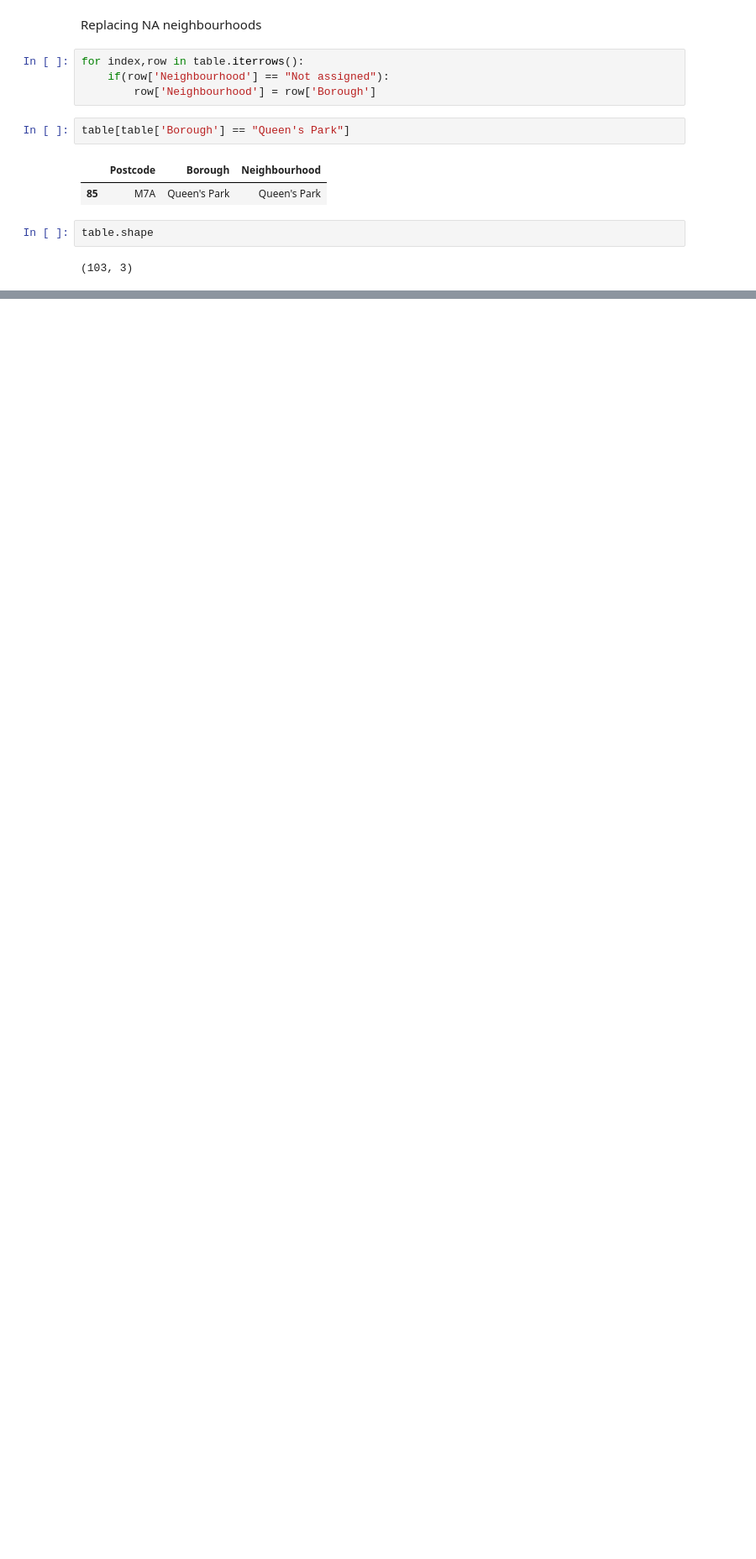
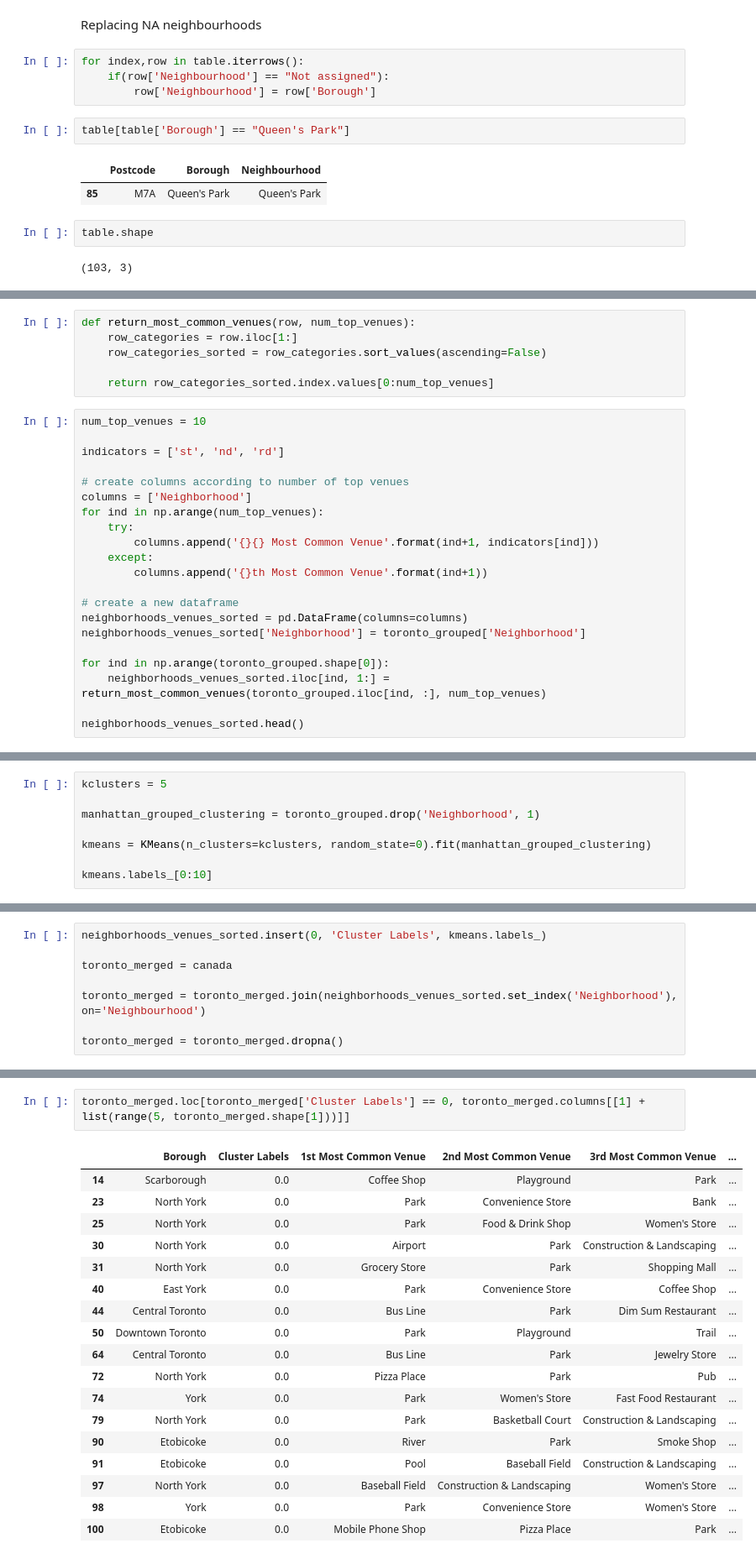
Before and after one commit to phenomenon98/coursera_capstone, a Jupyter notebook: coursera_capstone.ipynb, the cells around one changed output, grey strips where cells are left out. Shown at 84% size. Drawn from its saved outputs; the diff is of its cells as text; blank space fills up the shorter version.

```diff
--- a/coursera_capstone.ipynb
+++ b/coursera_capstone.ipynb
@@ -92,0 +309,27 @@ table.shape
+# %%
+def return_most_common_venues(row, num_top_venues):
+    row_categories = row.iloc[1:]
+    row_categories_sorted = row_categories.sort_values(ascending=False)
+
+    return row_categories_sorted.index.values[0:num_top_venues]
+# %%
+num_top_venues = 10
+
+indicators = ['st', 'nd', 'rd']
+
+# create columns according to number of top venues
+columns = ['Neighborhood']
+for ind in np.arange(num_top_venues):
+    try:
+        columns.append('{}{} Most Common Venue'.format(ind+1, indicators[ind]))
+    except:
+        columns.append('{}th Most Common Venue'.format(ind+1))
+
+# create a new dataframe
+neighborhoods_venues_sorted = pd.DataFrame(columns=columns)
+neighborhoods_venues_sorted['Neighborhood'] = toronto_grouped['Neighborhood']
+
+for ind in np.arange(toronto_grouped.shape[0]):
+    neighborhoods_venues_sorted.iloc[ind, 1:] = return_most_common_venues(toronto_grouped.iloc[ind, :], num_top_venues)
+
+neighborhoods_venues_sorted.head()
@@ -92,0 +345,8 @@ table.shape
+# %%
+kclusters = 5
+
+manhattan_grouped_clustering = toronto_grouped.drop('Neighborhood', 1)
+
+kmeans = KMeans(n_clusters=kclusters, random_state=0).fit(manhattan_grouped_clustering)
+
+kmeans.labels_[0:10]
@@ -92,0 +355,8 @@ table.shape
+# %%
+neighborhoods_venues_sorted.insert(0, 'Cluster Labels', kmeans.labels_)
+
+toronto_merged = canada
+
+toronto_merged = toronto_merged.join(neighborhoods_venues_sorted.set_index('Neighborhood'), on='Neighbourhood')
+
+toronto_merged = toronto_merged.dropna()
@@ -92,0 +388,21 @@ table.shape
+# %%
+toronto_merged.loc[toronto_merged['Cluster Labels'] == 0, toronto_merged.columns[[1] + list(range(5, toronto_merged.shape[1]))]]
+# %% [output]
+|  | Borough | Cluster Labels | 1st Most Common Venue | 2nd Most Common Venue | 3rd Most Common Venue | ... |
+| 14 | Scarborough | 0.0 | Coffee Shop | Playground | Park | ... |
+| 23 | North York | 0.0 | Park | Convenience Store | Bank | ... |
+| 25 | North York | 0.0 | Park | Food & Drink Shop | Women's Store | ... |
+| 30 | North York | 0.0 | Airport | Park | Construction & Landscaping | ... |
+| 31 | North York | 0.0 | Grocery Store | Park | Shopping Mall | ... |
+| 40 | East York | 0.0 | Park | Convenience Store | Coffee Shop | ... |
+| 44 | Central Toronto | 0.0 | Bus Line | Park | Dim Sum Restaurant | ... |
+| 50 | Downtown Toronto | 0.0 | Park | Playground | Trail | ... |
+| 64 | Central Toronto | 0.0 | Bus Line | Park | Jewelry Store | ... |
+| 72 | North York | 0.0 | Pizza Place | Park | Pub | ... |
+| 74 | York | 0.0 | Park | Women's Store | Fast Food Restaurant | ... |
+| 79 | North York | 0.0 | Park | Basketball Court | Construction & Landscaping | ... |
+| 90 | Etobicoke | 0.0 | River | Park | Smoke Shop | ... |
+| 91 | Etobicoke | 0.0 | Pool | Baseball Field | Construction & Landscaping | ... |
+| 97 | North York | 0.0 | Baseball Field | Construction & Landscaping | Women's Store | ... |
+| 98 | York | 0.0 | Park | Convenience Store | Women's Store | ... |
+| 100 | Etobicoke | 0.0 | Mobile Phone Shop | Pizza Place | Park | ... |
```
Also changed, not shown: parts of 25 cells of this notebook, 1 other file.
